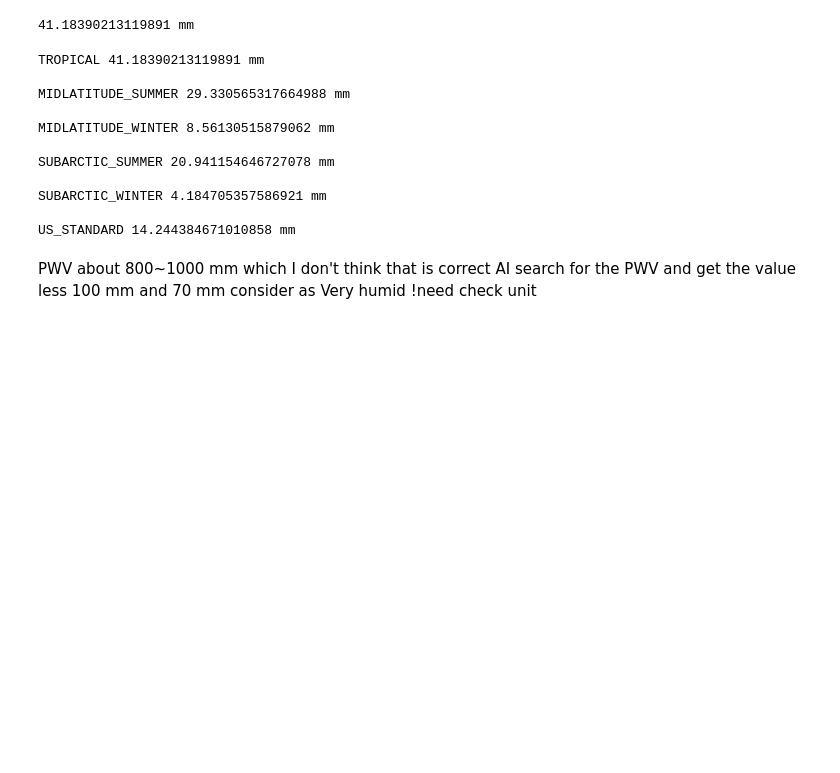
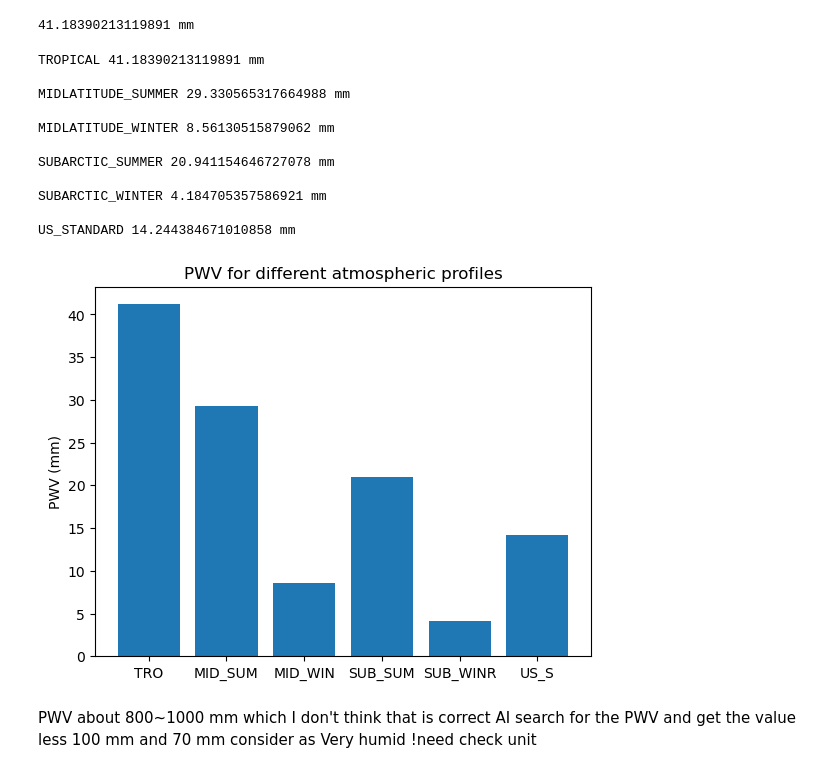
Before and after one commit to ReChen33/research-project, a Jupyter notebook: 0220.ipynb, the cells around one changed output. Drawn from its saved outputs; the diff is of its cells as text; code cells hidden in the pictures; blank space fills up the shorter version.

```diff
--- a/0220.ipynb
+++ b/0220.ipynb
@@ -253,7 +253,7 @@ print(PWV,"mm")
 # %%
 
 atms = [atmp.TROPICAL, atmp.MIDLATITUDE_SUMMER, atmp.MIDLATITUDE_WINTER, atmp.SUBARCTIC_SUMMER, atmp.SUBARCTIC_WINTER, atmp.US_STANDARD]
-
+PWV_value = []
 for atm in atms:
    z, p, _, t, md = atmp.gl_atm(atm)
    md_H2O = md[:,atmp.H2O]
@@ -265,33 +265,43 @@ for atm in atms:
 
    rho_w_liq = 1000 #kg/m^3
    PWV = PWV_from_mmix(rho_w_liq,g,m_mix_kgkg,p_pa)
+   PWV_value.append(PWV)
    match atm:
       case atmp.TROPICAL:
          print("TROPICAL",PWV,"mm")
       case atmp.MIDLATITUDE_SUMMER:
          print("MIDLATITUDE_SUMMER", PWV,"mm")
       case atmp.MIDLATITUDE_WINTER:
          print("MIDLATITUDE_WINTER", PWV,"mm")
       case atmp.SUBARCTIC_SUMMER:
          print("SUBARCTIC_SUMMER", PWV,"mm")
       case atmp.SUBARCTIC_WINTER:
          print("SUBARCTIC_WINTER", PWV,"mm")
       case atmp.US_STANDARD:
          print("US_STANDARD", PWV,"mm")
 
    print()
+
+#plot the bar chart
+fig, ax = plt.subplots()
+atm_names = ["TRO", "MID_SUM", "MID_WIN", "SUB_SUM", "SUB_WINR", "US_S"]
+ax.bar(atm_names, PWV_value)
+ax.set_ylabel('PWV (mm)')
+ax.set_title('PWV for different atmospheric profiles')
+plt.show()
 # %% [output]
 TROPICAL 41.18390213119891 mm
 
 MIDLATITUDE_SUMMER 29.330565317664988 mm
 
 MIDLATITUDE_WINTER 8.56130515879062 mm
 
 SUBARCTIC_SUMMER 20.941154646727078 mm
 
 SUBARCTIC_WINTER 4.184705357586921 mm
 
 US_STANDARD 14.244384671010858 mm
+[figure, added]
 # %% [markdown]
 PWV about 800~1000 mm
 which I don't think that is correct
```
Also changed, not shown: 2 other files.
